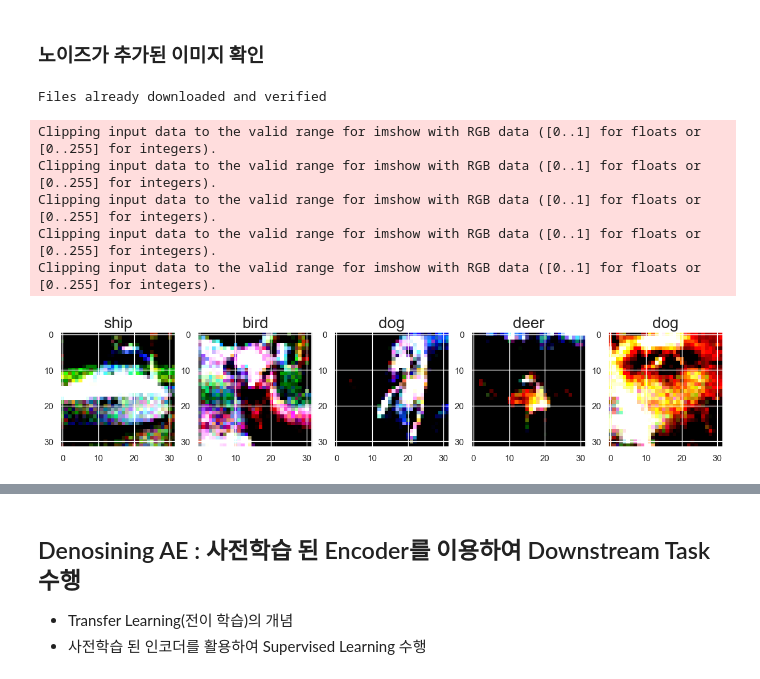
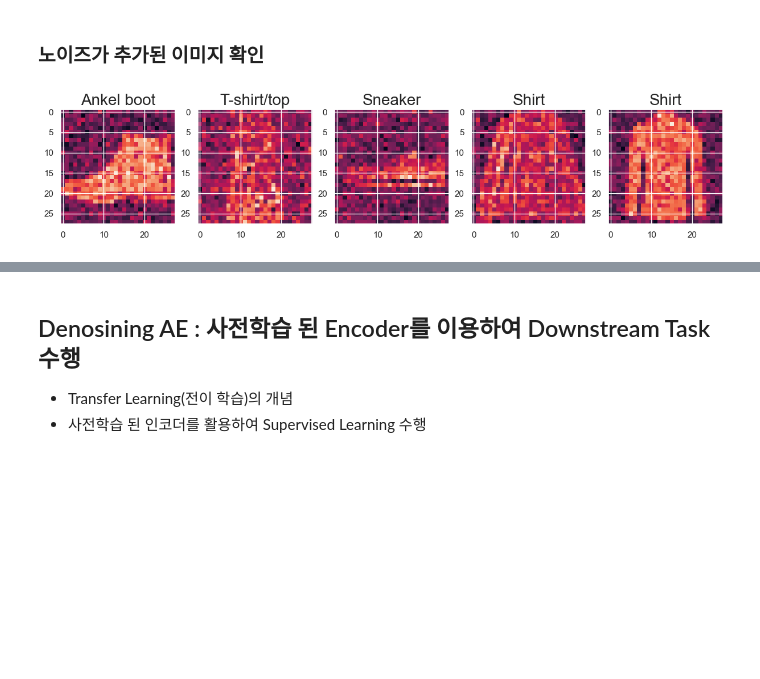
Before and after one commit to Im-JihyunKim/2023_LG_ES_SSL_1, a Jupyter notebook: 1_AutoEncoder.ipynb, the cells around one changed output, grey strips where cells are left out. Cells and saved outputs as stored; diff of their text form; code cells hidden in the pictures; blank space fills up the shorter version.

```diff
--- a/1_AutoEncoder.ipynb
+++ b/1_AutoEncoder.ipynb
@@ -34,17 +34,14 @@ import numpy as np
 
 import torch
 import torch.nn as nn
-import torch.nn.functional as F
 
-from torch.utils.data import Dataset, DataLoader, Subset  # Dataset과 dataloader를 기반으로 미니배치 학습, 데이터 셔플, 병렬 처리까지 간단하게 수행 가능하도록 지원
+from torch.utils.data import Dataset, DataLoader, Subset  # 미니배치 학습, 데이터 셔플, 병렬 처리까지 간단하게 수행 가능하도록 지원
 from torchvision.transforms import transforms
 from torchvision import transforms, datasets
 from sklearn.model_selection import train_test_split
 
 import matplotlib.pyplot as plt
 plt.set_cmap('cividis')
-import matplotlib
-matplotlib.rcParams['lines.linewidth'] = 2.0
 import seaborn as sns
 sns.set()
 
@@ -207,5 +188,5 @@ class Convolution_AE(nn.Module):
 # %%
-class ConvAE_Trainer(object):
+class AE_Trainer(object):
     def __init__(self, device, model, **kwargs):
         self.device = device
         self.model = model.to(device)
@@ -213,11 +194,12 @@ class ConvAE_Trainer(object):
         self.__dict__.update(kwargs)
 
     def pretrain(self, train_loader):
+        os.makedirs(self.ckpt_dir, exist_ok=True)  # create checkpoints directory
 
         for epoch in range(self.epochs+1):
             running_loss, running_total = 0.0, 0
             for images, _ in train_loader:
-                images = images.to(self.device)
+                images = images.view(-1, 28*28).to(self.device)
 
                 outputs = self.model(images)
                 loss = self.criterion(outputs, images)
@@ -234,6 +216,9 @@ class ConvAE_Trainer(object):
             if epoch == 0 or (epoch + 1) % 5 == 0:
                 print('Epoch: {} Loss: {:.4f}'.format(epoch+1, epoch_loss))
 
+        # Save the model
+        torch.save(self.model.encoder.state_dict(), os.path.join(self.ckpt_dir, 'pretrained_ae_model.pt'))
+
         return self.model
 # %% [markdown]
 ## 5. Convolution AutoEndoer 코드 실행
@@ -304,16 +283,14 @@ __1. Testset 원본 이미지__
 data_dir = './data/'
 # data_dir = '/content/2023_LG_ES_SSL_1/data/'   # colab 사용 시
 
-Cifar10 = CIFAR10Dataset(data_dir)
-Cifar10_test = Cifar10.get_dataset(mode='test')
-classes = ['plane', 'car', 'bird', 'cat', 'deer', 'dog', 'frog', 'horse', 'ship', 'truck']
+dataset = FashionMNISTDataset(data_dir)
+data = dataset.get_dataset(mode='test')
+classes = ['T-shirt/top', 'Trouser', 'Pullover', 'Dress', 'Coat', 'Sandal', 'Shirt', 'Sneaker', 'Bag', 'Ankel boot']  # 총 10개의 classes
 
 test_loader = DataLoader(
-        dataset=Cifar10_test,
+        dataset=data,
         batch_size=5,
-        shuffle=False,
-        num_workers=0,
-        drop_last=False)
+        shuffle=False)
 images, labels = next(iter(test_loader))
 
 fig = plt.figure(figsize=(15,3))
@@ -337,9 +308,9 @@ __2. 재구축된 Testset 이미지__
 # %%
-test_output = pretrained_model(images.to('cuda:0')).cpu()
+test_output = pretrained_model_ae(images.view(-1, 28*28).to('cuda:0')).cpu()
 
 fig = plt.figure(figsize=(15,3))
 for i, img, label in zip(range(5), test_output, labels):
-    numpy_img = np.transpose(img.detach().numpy(), (1, 2, 0))
+    numpy_img = img.detach().numpy().reshape(28, 28, -1)
     ax = fig.add_subplot(1, 5, i+1)
     ax.imshow(numpy_img)
     title = classes[int(label)]
@@ -619,33 +515,27 @@ def add_noise(img):
 # %%
 data_dir = './data/'
 # data_dir = '/content/2023_LG_ES_SSL_1/data/'   # colab 사용 시
 
-Cifar10 = CIFAR10Dataset(data_dir)
-Cifar10_train = Cifar10.get_dataset()
-classes = ['plane', 'car', 'bird', 'cat', 'deer', 'dog', 'frog', 'horse', 'ship', 'truck']
+dataset = FashionMNISTDataset(data_dir)
+data = dataset.get_dataset()
+classes = ['T-shirt/top', 'Trouser', 'Pullover', 'Dress', 'Coat', 'Sandal', 'Shirt', 'Sneaker', 'Bag', 'Ankel boot']  # 총 10개의 classes
 
 train_loader = DataLoader(
-        dataset=Cifar10_train,
+        dataset=data,
         batch_size=5,
         shuffle=True,
         num_workers=0,
         drop_last=False)
 images, labels = next(iter(train_loader))
 
 fig = plt.figure(figsize=(15,3))
 for i, img, label in zip(range(5), add_noise(images), labels):
     numpy_img = np.transpose(img.numpy(), (1, 2, 0))
     ax = fig.add_subplot(1, 5, i+1)
     ax.imshow(numpy_img)
     title = classes[int(label)]
     ax.set_title(title, fontsize=20)
 plt.show()
 # %% [output]
-Files already downloaded and verified
-Clipping input data to the valid range for imshow with RGB data ([0..1] for floats or [0..255] for integers).
-Clipping input data to the valid range for imshow with RGB data ([0..1] for floats or [0..255] for integers).
-Clipping input data to the valid range for imshow with RGB data ([0..1] for floats or [0..255] for integers).
-Clipping input data to the valid range for imshow with RGB data ([0..1] for floats or [0..255] for integers).
-Clipping input data to the valid range for imshow with RGB data ([0..1] for floats or [0..255] for integers).
-[figure, old version]
+[figure, new version]
 # %%
```
Also changed, not shown: parts of 31 cells of this notebook, 13 other files.
